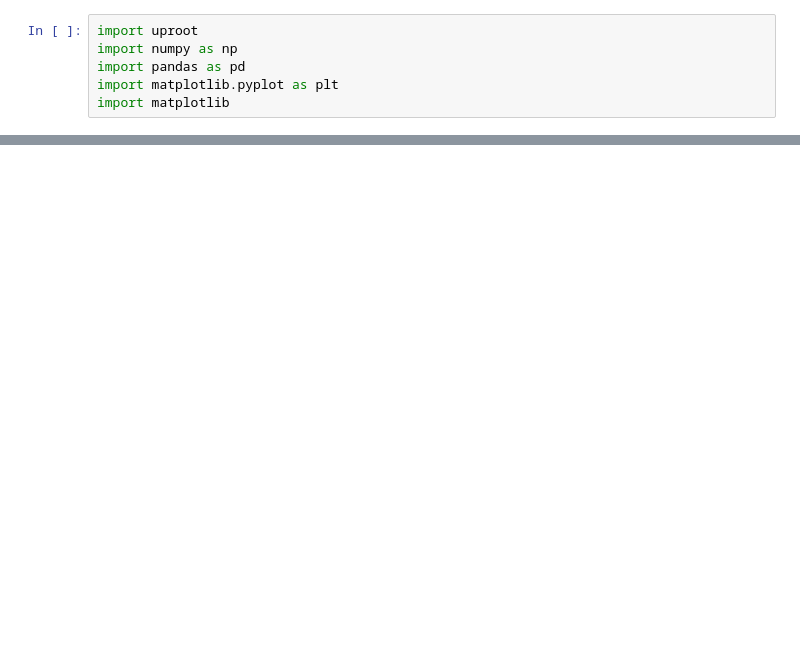
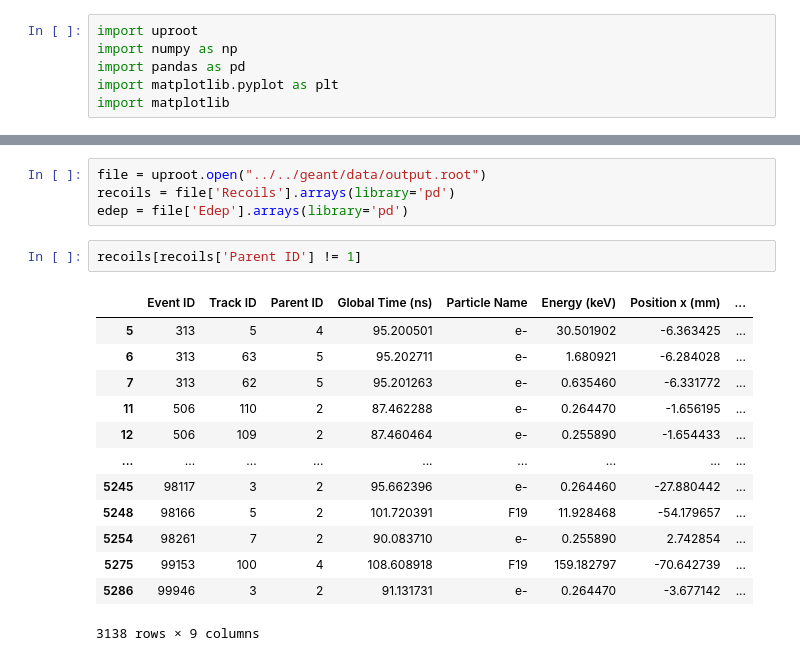
Before and after one commit to ArktisDev/Migdal, a Jupyter notebook: analysis/graphing/Migdal Analysis.ipynb, the cells around one changed output, grey strips where cells are left out. Cells and saved outputs as stored; diff of their text form; blank space fills up the shorter version.

```diff
--- a/analysis/graphing/Migdal Analysis.ipynb
+++ b/analysis/graphing/Migdal Analysis.ipynb
@@ -28,0 +51,20 @@ plt.show()
+# %%
+file = uproot.open("../../geant/data/output.root")
+recoils = file['Recoils'].arrays(library='pd')
+edep = file['Edep'].arrays(library='pd')
+# %%
+recoils[recoils['Parent ID'] != 1]
+# %% [output]
+|  | Event ID | Track ID | Parent ID | Global Time (ns) | Particle Name | Energy (keV) | Position x (mm) | ... |
+| 5 | 313 | 5 | 4 | 95.200501 | e- | 30.501902 | -6.363425 | ... |
+| 6 | 313 | 63 | 5 | 95.202711 | e- | 1.680921 | -6.284028 | ... |
+| 7 | 313 | 62 | 5 | 95.201263 | e- | 0.635460 | -6.331772 | ... |
+| 11 | 506 | 110 | 2 | 87.462288 | e- | 0.264470 | -1.656195 | ... |
+| 12 | 506 | 109 | 2 | 87.460464 | e- | 0.255890 | -1.654433 | ... |
+| ... | ... | ... | ... | ... | ... | ... | ... | ... |
+| 5245 | 98117 | 3 | 2 | 95.662396 | e- | 0.264460 | -27.880442 | ... |
+| 5248 | 98166 | 5 | 2 | 101.720391 | F19 | 11.928468 | -54.179657 | ... |
+| 5254 | 98261 | 7 | 2 | 90.083710 | e- | 0.255890 | 2.742854 | ... |
+| 5275 | 99153 | 100 | 4 | 108.608918 | F19 | 159.182797 | -70.642739 | ... |
+| 5286 | 99946 | 3 | 2 | 91.131731 | e- | 0.264470 | -3.677142 | ... |
+3138 rows × 9 columns
```
Also changed, not shown: parts of 4 cells of this notebook, 10 other files.
